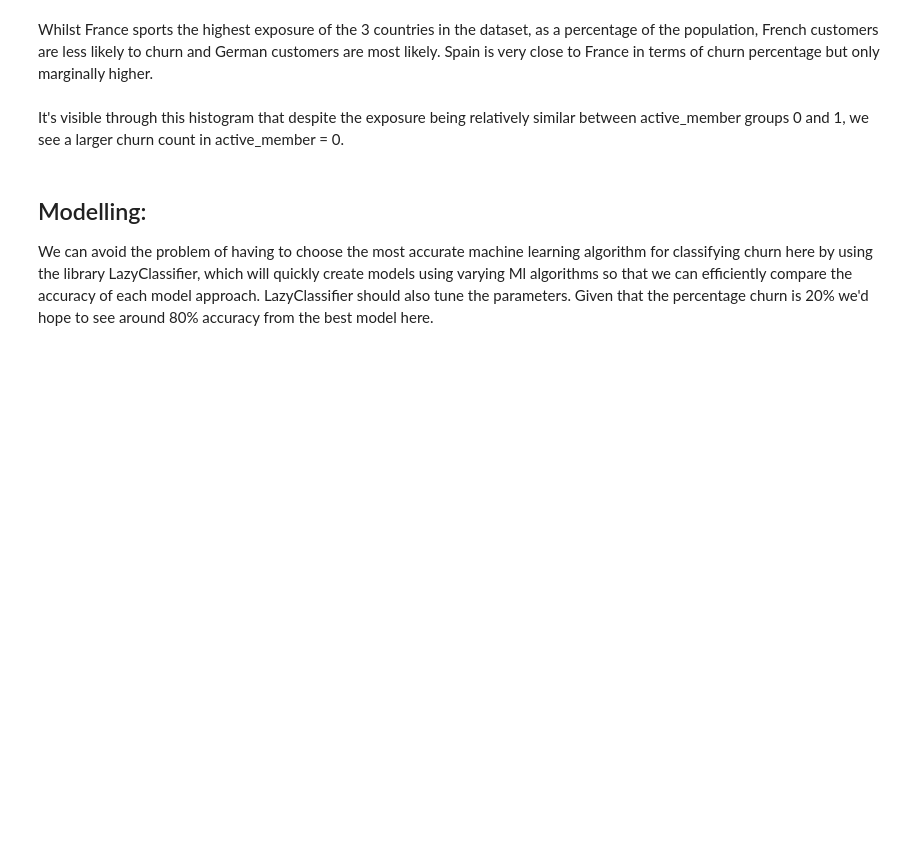
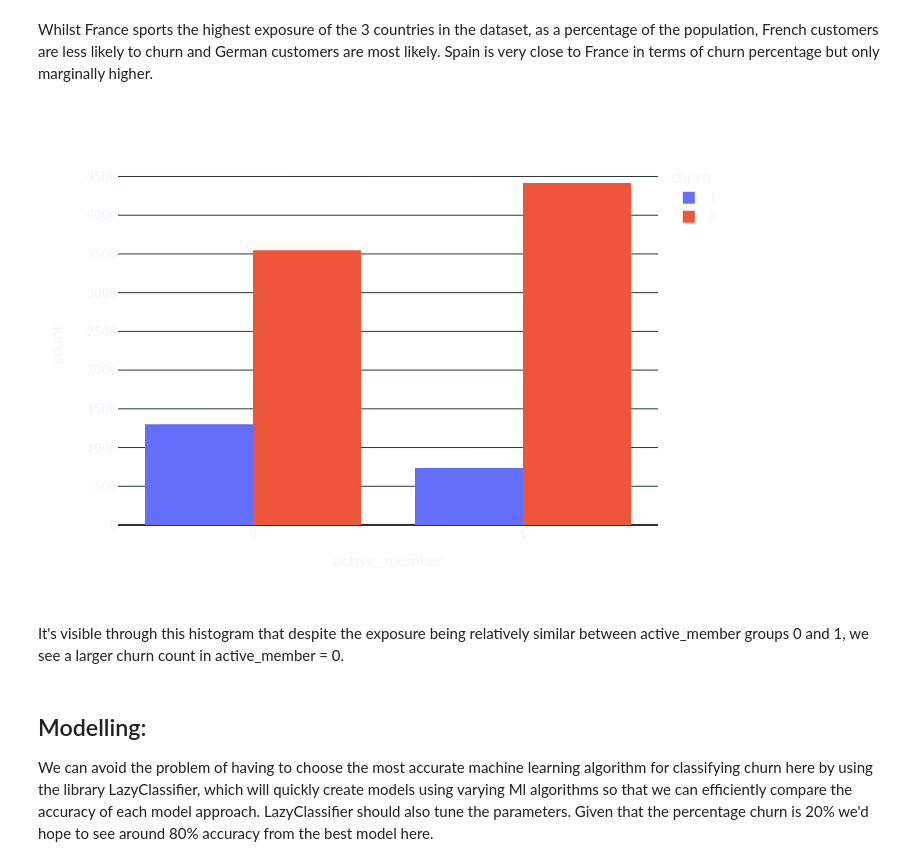
Before and after one commit to adampick99/bank-churn-project, a Jupyter notebook: bank-churn-project.ipynb, the cells around one changed output. Drawn from its saved outputs; the diff is of its cells as text; code cells hidden in the pictures; blank space fills up the shorter version.

```diff
--- a/bank-churn-project.ipynb
+++ b/bank-churn-project.ipynb
@@ -184,9 +192,12 @@ fig2.show()
 Whilst France sports the highest exposure of the 3 countries in the dataset, as a percentage of the population, French customers are less likely to churn and German customers are most likely. Spain is very close to France in terms of churn percentage but only marginally higher.
 # %%
 # Histogram for active member to see the exposure in churn 1 and 0.
-fig2 = px.histogram(df, x='active_member', color = 'churn', barmode = 'group')
-fig2.update_layout(xaxis = dict(tickmode = 'linear', tick0 = 0, dtick = 1))
-fig2
+fig3 = px.histogram(df, x='active_member', color = 'churn', barmode = 'group')
+fig3.update_layout({'plot_bgcolor': 'white',
+'paper_bgcolor': 'white'}, xaxis = dict(tickmode = 'linear', tick0 = 0, dtick = 1))
+fig3
+# %% [output]
+[figure, added]
 # %% [markdown]
 It's visible through this histogram that despite the exposure being relatively similar between active_member groups 0 and 1, we see a larger churn count in active_member = 0.
 # %% [markdown]
```
Also changed, not shown: parts of 3 cells of this notebook.
